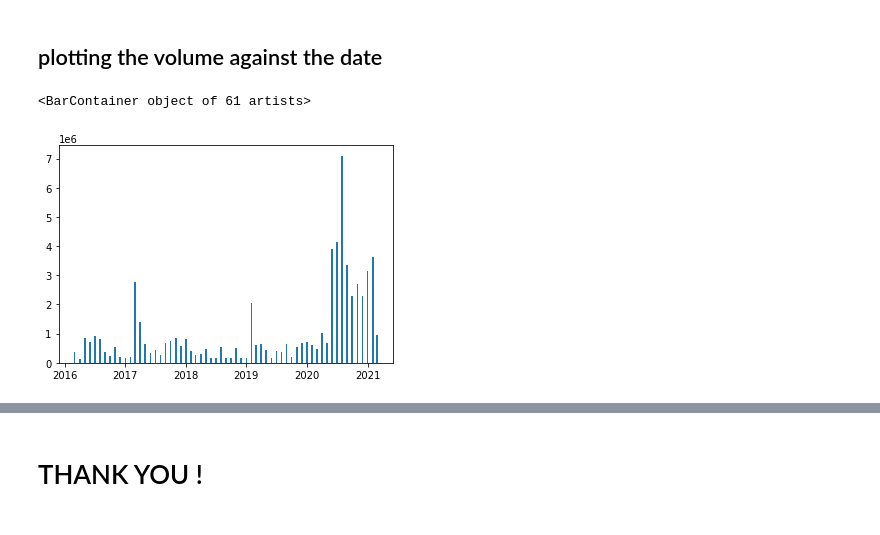
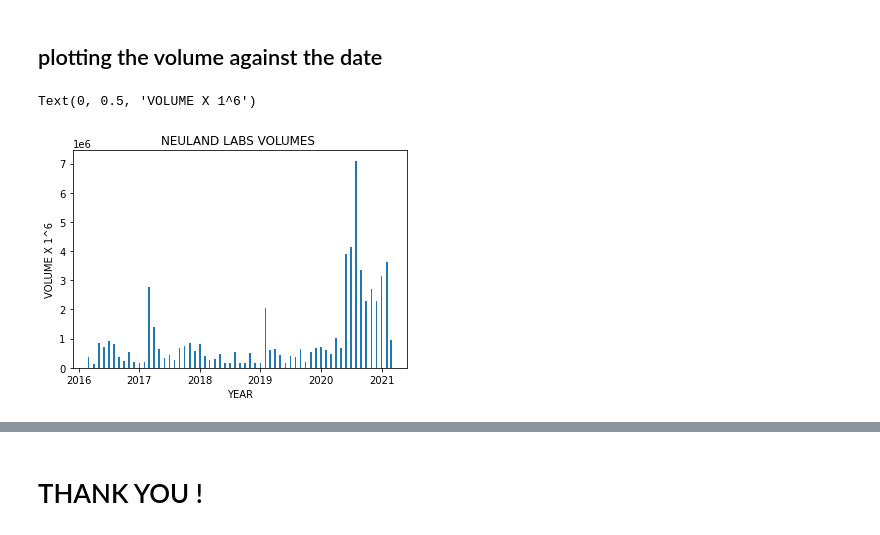
Before and after one commit to JayeshJain246/python-visualization-project-, a Jupyter notebook: project_python_visualization.ipynb, the cells around one changed output, grey strips where cells are left out. Saved outputs shown, nothing was run; the diff lists cells and outputs as text; code cells hidden in the pictures.

```diff
--- a/project_python_visualization.ipynb
+++ b/project_python_visualization.ipynb
@@ -144,7 +152,10 @@ Text(0, 0.5, 'closing price')
 # %%
 fig,ax = plt.subplots()
 ax.bar(anotherdata['Date'],anotherdata['Volume'],width=10)
+ax.set_title("NEULAND LABS VOLUMES ")
+ax.set_xlabel('YEAR')
+ax.set_ylabel('VOLUME X 1^6')
 # %% [output]
-<BarContainer object of 61 artists>
+Text(0, 0.5, 'VOLUME X 1^6')
-[figure, old version]
+[figure, new version]
 # %% [markdown]
```
Also changed, not shown: parts of 6 cells of this notebook.
